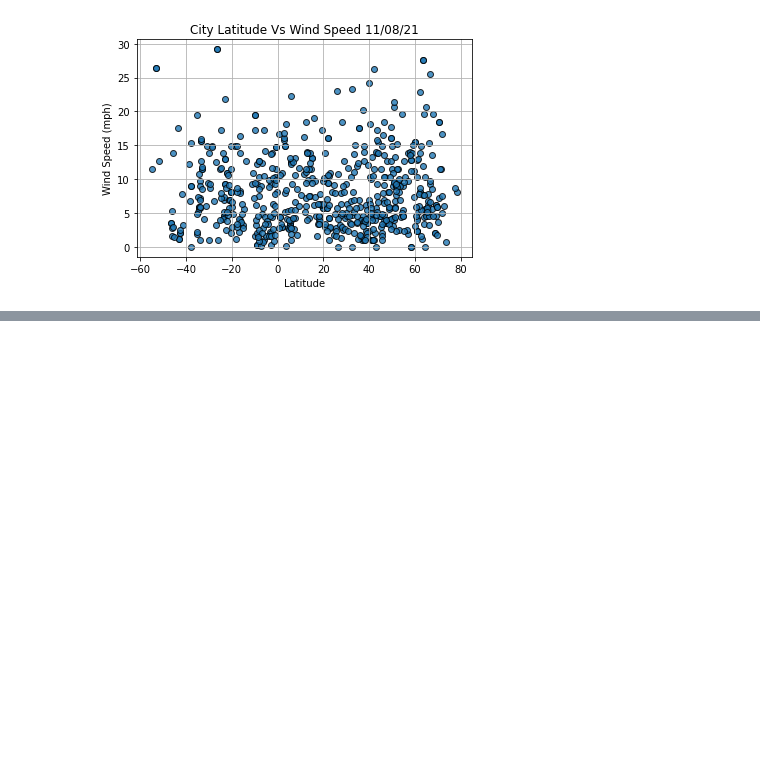
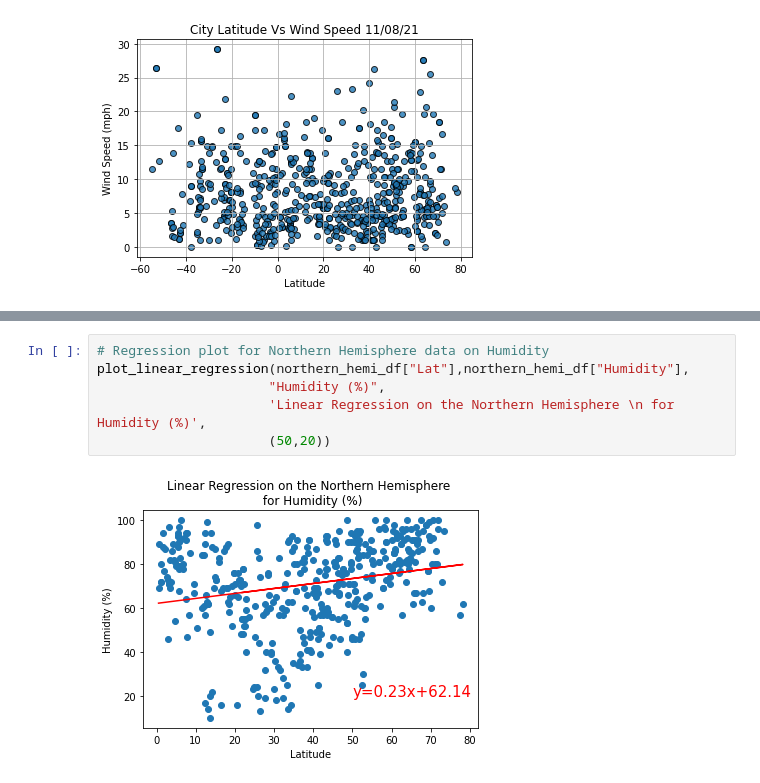
Before and after one commit to Dhanushree27/World_Weather_Analysis, a Jupyter notebook: WeatherPy.ipynb, the cells around one changed output, grey strips where cells are left out. Cells and saved outputs as stored; diff of their text form; blank space fills up the shorter version.

```diff
--- a/WeatherPy.ipynb
+++ b/WeatherPy.ipynb
@@ -198,0 +243,8 @@ plt.show()
+# %%
+# Regression plot for Northern Hemisphere data on Humidity
+plot_linear_regression(northern_hemi_df["Lat"],northern_hemi_df["Humidity"],
+                      "Humidity (%)",
+                      'Linear Regression on the Northern Hemisphere \n for Humidity (%)',
+                      (50,20))
+# %% [output]
+[figure, added]
```
Also changed, not shown: parts of 9 cells of this notebook.
